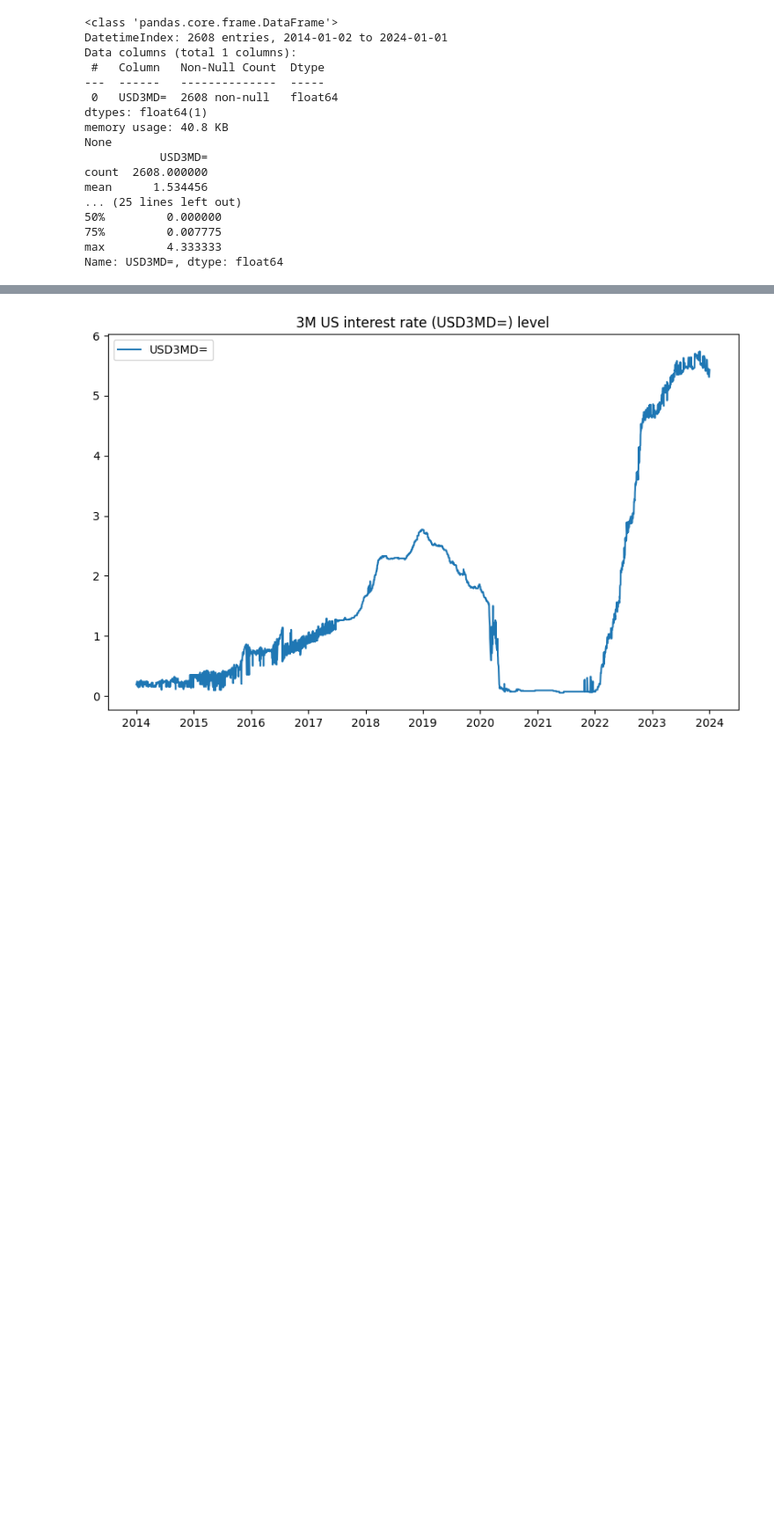
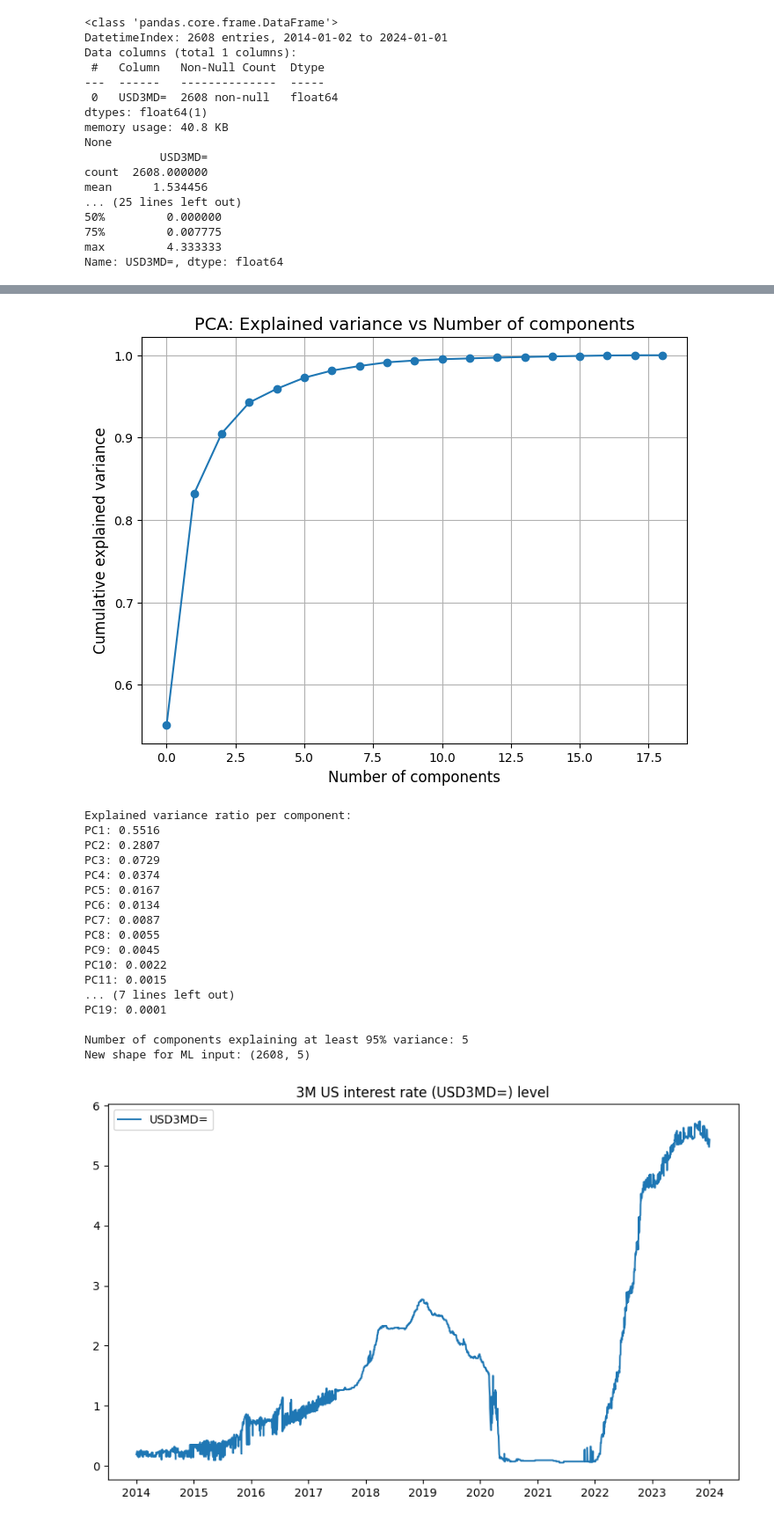
Before and after one commit to Gimkhana/Empirical_Analysis_FM, a Jupyter notebook: Applied_Research_Framework_Git/Applied_projects/ML_applications/ML_forecasting_IRUSD/Machine_learning_forecasting_3MUSD_USDi.ipynb, the cells around one changed output, grey strips where cells are left out. Shown at 88% size. Drawn from its saved outputs; the diff is of its cells as text; code cells hidden in the pictures; blank space fills up the shorter version.

```diff
--- a/Applied_Research_Framework_Git/Applied_projects/ML_applications/ML_forecasting_IRUSD/Machine_learning_forecasting_3MUSD_USDi.ipynb
+++ b/Applied_Research_Framework_Git/Applied_projects/ML_applications/ML_forecasting_IRUSD/Machine_learning_forecasting_3MUSD_USDi.ipynb
@@ -171,2 +166,56 @@ plt.show()
+# %%
+from sklearn.preprocessing import StandardScaler
+from sklearn.decomposition import PCA
+import matplotlib.pyplot as plt
+
+scaler = StandardScaler()
+X_scaled = scaler.fit_transform(df_variables)
+
+# Run PCA (fit all components to visualize explained variance)
+pca = PCA(n_components=19)
+X_pca = pca.fit_transform(X_scaled)
+
+plt.figure(figsize=(8,6))
+plt.plot(np.cumsum(pca.explained_variance_ratio_), marker='o')
+plt.xlabel('Number of components', fontsize=12)
+plt.ylabel('Cumulative explained variance', fontsize=12)
+plt.title('PCA: Explained variance vs Number of components', fontsize=14)
+plt.grid(True)
+plt.show()
+
+# Print out explained variance ratio for each component
+print("Explained variance ratio per component:")
+for i, var_ratio in enumerate(pca.explained_variance_ratio_):
+    print(f"PC{i+1}: {var_ratio:.4f}")
+
+# Choose number of components to retain (e.g., enough to explain >=95% variance)
+n_components = np.argmax(np.cumsum(pca.explained_variance_ratio_) >= 0.95) + 1
+print(f"\nNumber of components explaining at least 95% variance: {n_components}")
+
+# Re-fit and transform with selected number of components for your ML model
+pca_final = PCA(n_components=n_components)
+X_reduced = pca_final.fit_transform(X_scaled)
+
+# X_reduced can now be used as input for your ML models with much lower risk of overfitting
+print(f"New shape for ML input: {X_reduced.shape}")
+# %% [output]
+[figure, added]
+Explained variance ratio per component:
+PC1: 0.5516
+PC2: 0.2807
+PC3: 0.0729
+PC4: 0.0374
+PC5: 0.0167
+PC6: 0.0134
+PC7: 0.0087
+PC8: 0.0055
+PC9: 0.0045
+PC10: 0.0022
+PC11: 0.0015
+... (7 lines left out)
+PC19: 0.0001
+
+Number of components explaining at least 95% variance: 5
+New shape for ML input: (2608, 5)
 # %%
 # Plot the 3M US interest rate time series
```
Also changed, not shown: parts of 15 cells of this notebook, 4 other files.
